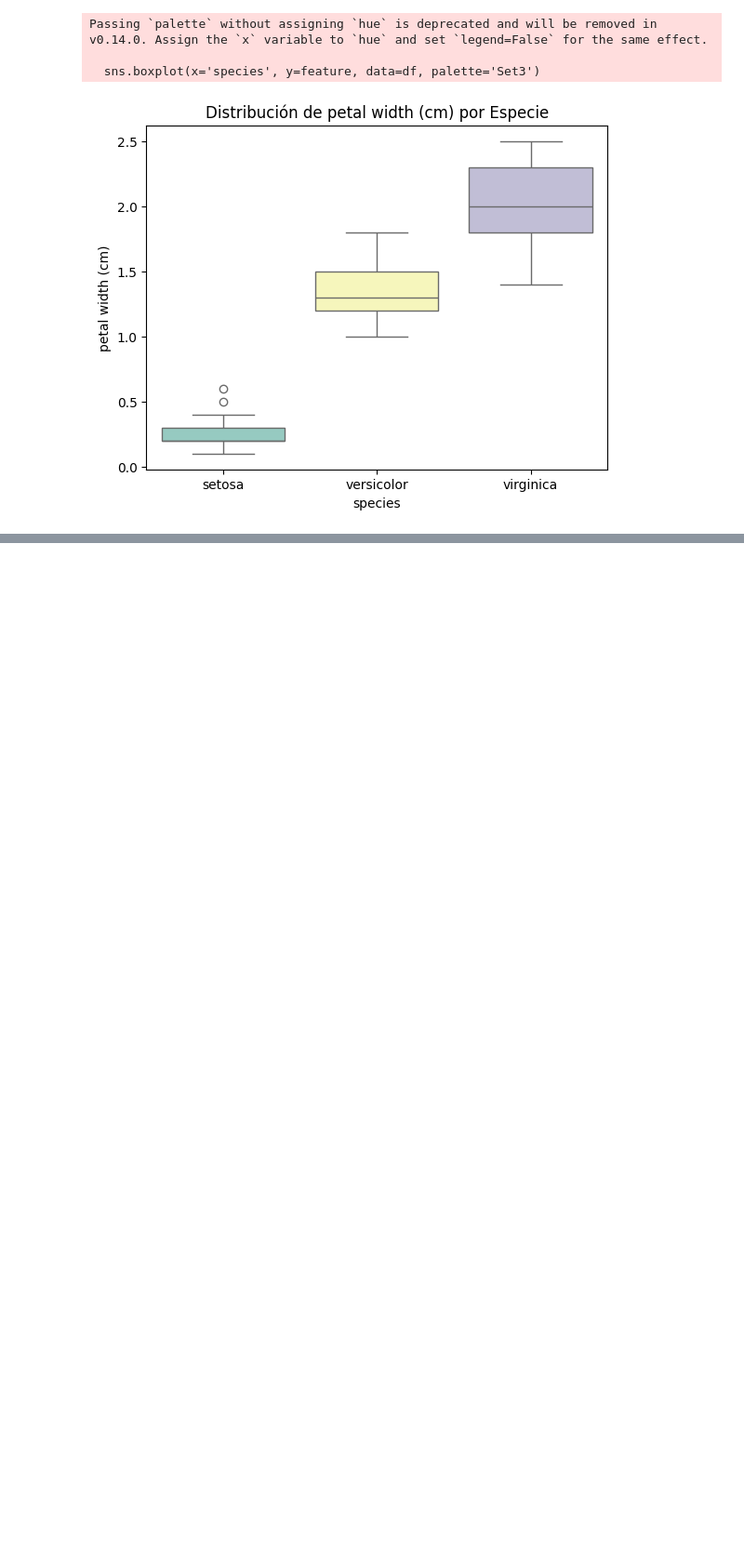
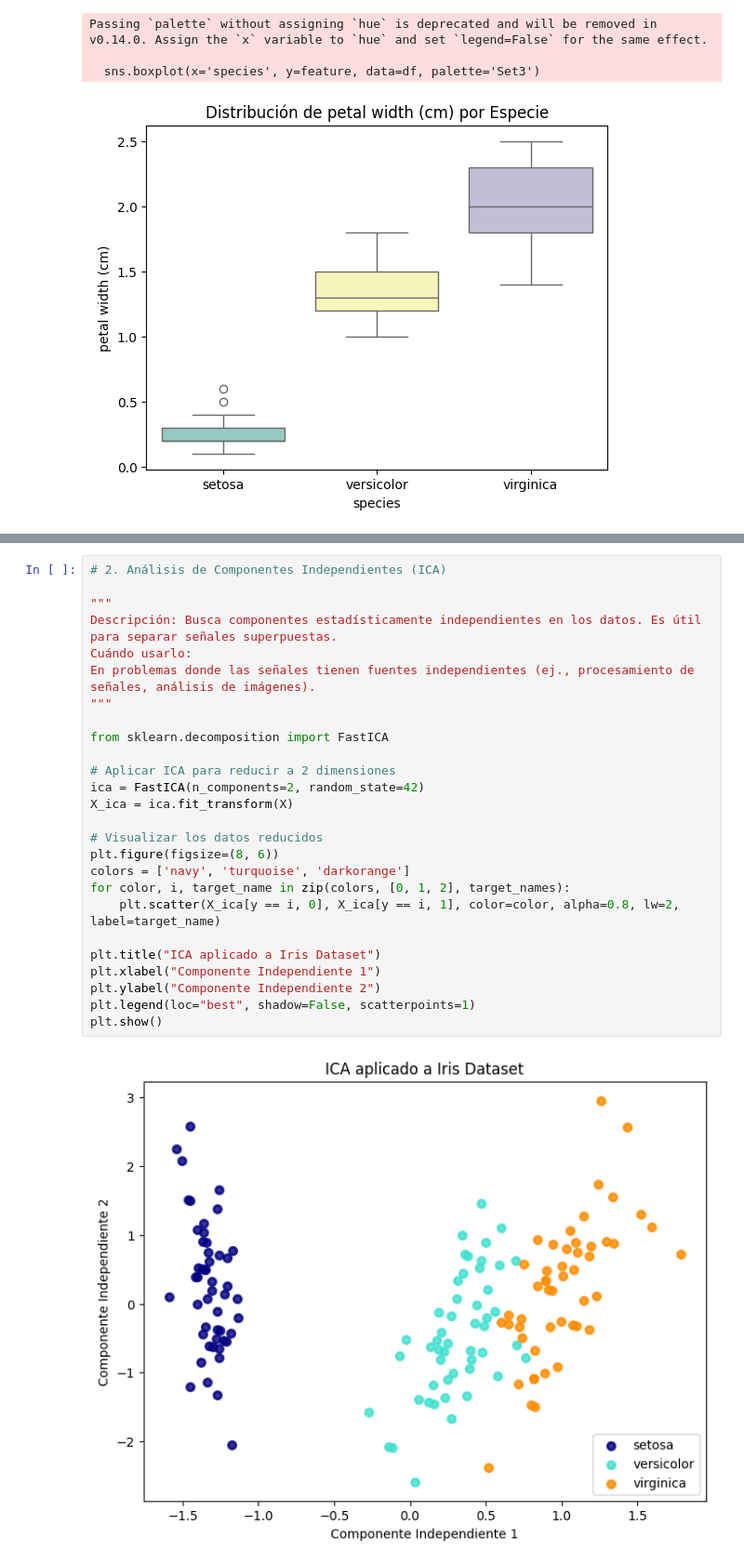
Before and after one commit to dramirezbe/Analitica-de-Datos, a Jupyter notebook: Python/Tarea_Correlacion.ipynb, the cells around one changed output, grey strips where cells are left out. Shown at 93% size. Drawn from its saved outputs; the diff is of its cells as text; blank space fills up the shorter version.

```diff
--- a/Python/Tarea_Correlacion.ipynb
+++ b/Python/Tarea_Correlacion.ipynb
@@ -101,0 +159,28 @@ Passing `palette` without assigning `hue` is deprecated and will be removed in v
+# %%
+# 2. Análisis de Componentes Independientes (ICA)
+
+"""
+Descripción: Busca componentes estadísticamente independientes en los datos. Es útil para separar señales superpuestas.
+Cuándo usarlo:
+En problemas donde las señales tienen fuentes independientes (ej., procesamiento de señales, análisis de imágenes).
+"""
+
+from sklearn.decomposition import FastICA
+
+# Aplicar ICA para reducir a 2 dimensiones
+ica = FastICA(n_components=2, random_state=42)
+X_ica = ica.fit_transform(X)
+
+# Visualizar los datos reducidos
+plt.figure(figsize=(8, 6))
+colors = ['navy', 'turquoise', 'darkorange']
+for color, i, target_name in zip(colors, [0, 1, 2], target_names):
+    plt.scatter(X_ica[y == i, 0], X_ica[y == i, 1], color=color, alpha=0.8, lw=2, label=target_name)
+
+plt.title("ICA aplicado a Iris Dataset")
+plt.xlabel("Componente Independiente 1")
+plt.ylabel("Componente Independiente 2")
+plt.legend(loc="best", shadow=False, scatterpoints=1)
+plt.show()
+# %% [output]
+[figure, added]
```
Also changed, not shown: parts of 4 cells of this notebook, 3 other files.
